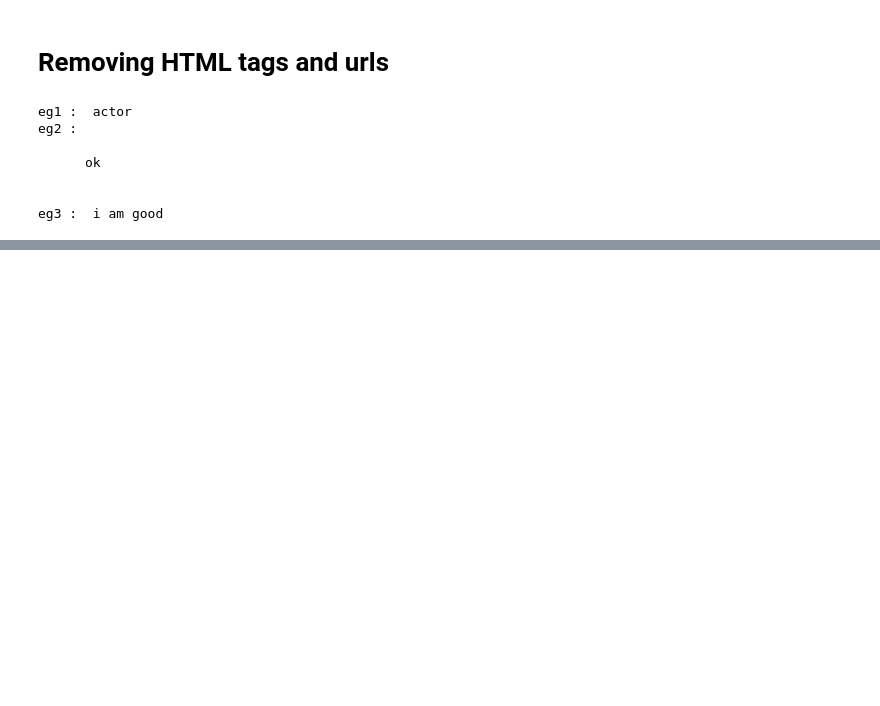
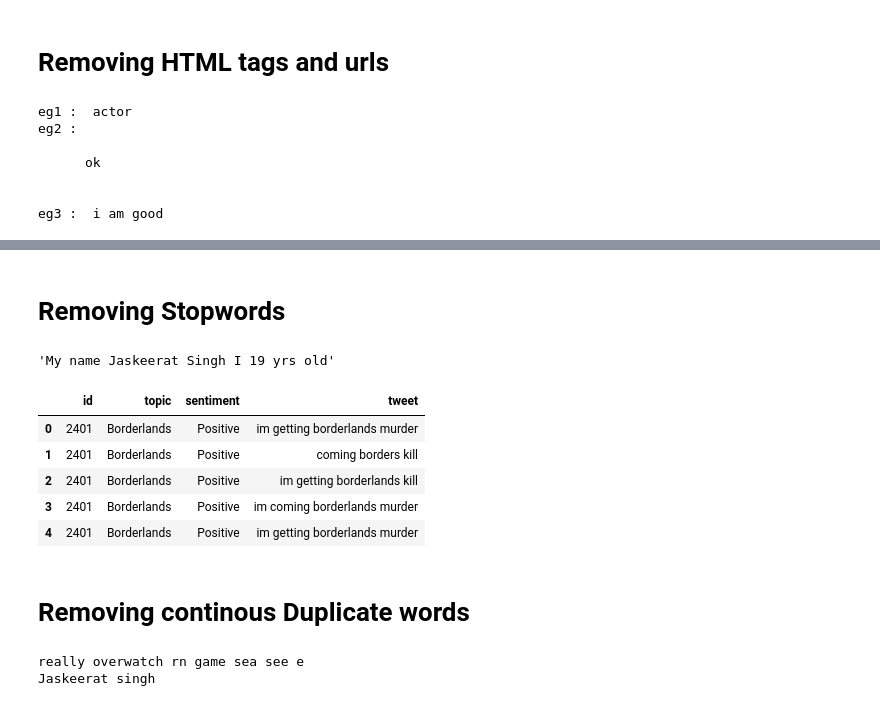
Before and after one commit to Jaskeerat23/DSA_codes, a Jupyter notebook: X_Sentiment_classification.ipynb, the cells around one changed output, grey strips where cells are left out. Cells and saved outputs as stored; diff of their text form; code cells hidden in the pictures; blank space fills up the shorter version.

```diff
--- a/X_Sentiment_classification.ipynb
+++ b/X_Sentiment_classification.ipynb
@@ -118,0 +130,10 @@ df.head()
+# %%
+def filter_alphabets(sentence : str):
+  sentence = re.sub(r'[^a-zA-Z ]', ' ', sentence)
+  return sentence
+
+eg1 = "My name is jaskeerat singh and age is 20"
+eg2 = "Today's date is 15/5/2025"
+
+print(filter_alphabets(eg1))
+print(filter_alphabets(eg2))
@@ -118,0 +143,3 @@ df.head()
+# %%
+df['tweet'] = df['tweet'].apply(filter_alphabets)
+df['tweet'].head()
@@ -118,0 +154,46 @@ df.head()
+# %% [markdown]
+# **Removing Stopwords**
+# %%
+def remove_stopwords(sentence : str):
+  stopwords = set(nltk.corpus.stopwords.words('english'))
+  sentence = re.sub(r'\.', ' ', sentence)
+  sentence = sentence.split()
+  sent = ""
+  for word in sentence:
+    if word not in stopwords:
+      sent+=word + " "
+  return sent[:len(sent)-1]
+remove_stopwords('My name is Jaskeerat Singh . I am 19 yrs old')
+# %% [output]
+'My name Jaskeerat Singh I 19 yrs old'
+# %%
+df['tweet'] = df['tweet'].apply(remove_stopwords)
+df.head()
+# %% [output]
+|  | id | topic | sentiment | tweet |
+| 0 | 2401 | Borderlands | Positive | im getting borderlands murder |
+| 1 | 2401 | Borderlands | Positive | coming borders kill |
+| 2 | 2401 | Borderlands | Positive | im getting borderlands kill |
+| 3 | 2401 | Borderlands | Positive | im coming borderlands murder |
+| 4 | 2401 | Borderlands | Positive | im getting borderlands murder |
+# %% [markdown]
+# **Removing continous Duplicate words**
+# %%
+def remove_cont_dup(sentence):
+  prev_word = ""
+  new_sentence = []
+  for word in sentence.split():
+    if prev_word != word:
+      new_sentence.append(word)
+    prev_word  = word
+
+  return " ".join(new_sentence)
+
+eg1 = "really overwatch rn game sea sea sea sea sea sea sea sea sea sea sea sea sea sea sea sea sea sea sea see e e e e e e e e e e e e e e e e e e e e e e e e e e e e e e e e e e e e e e e e e e e e e e e e e e e e e e e e e e e e e e e e e e e e e e e e e e e e e e e e e e e e e e e e e e e e e e e e e e e e e e e e e e e e e e e e e e e e e e e e e e e e e e e e e e e e e e e e e e e"
+eg2 = "Jaskeerat singh"
+
+print(remove_cont_dup(eg1))
+print(remove_cont_dup(eg2))
+# %% [output]
+really overwatch rn game sea see e
+Jaskeerat singh
```
Also changed, not shown: parts of 29 cells of this notebook.
